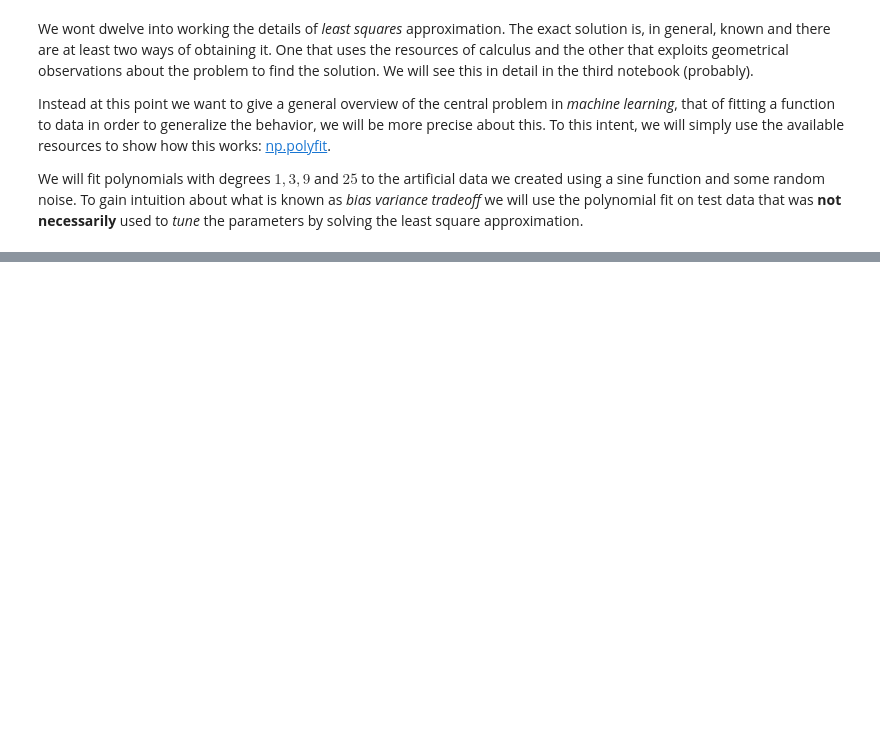
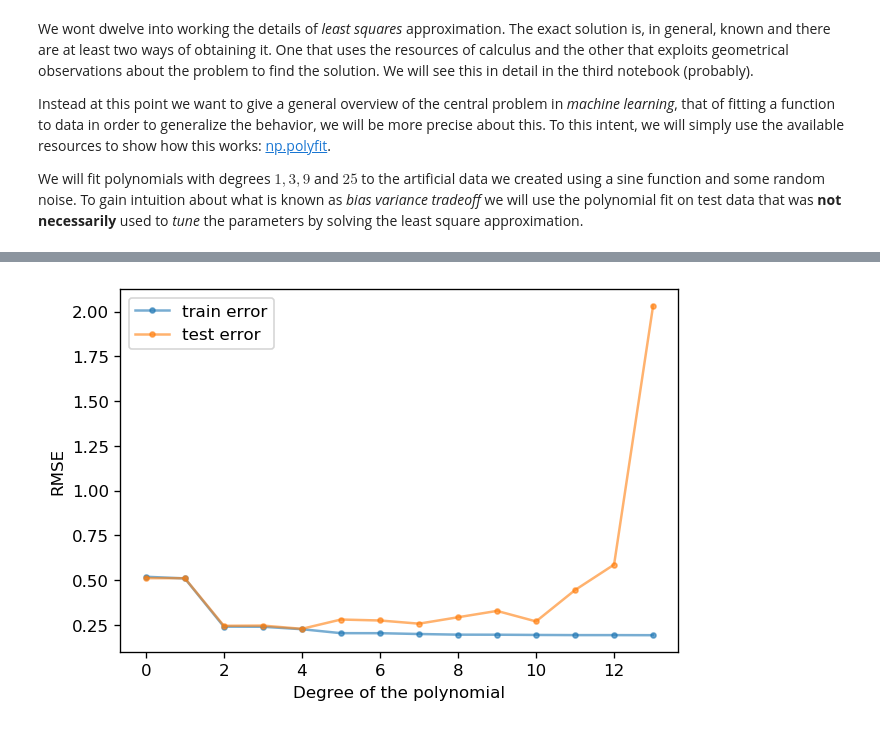
Before and after one commit to pibieta/ML-course, a Jupyter notebook: PR_and_ML/1-Introduction.ipynb, the cells around one changed output, grey strips where cells are left out. Drawn from its saved outputs; the diff is of its cells as text; code cells hidden in the pictures; blank space fills up the shorter version.

```diff
--- a/PR_and_ML/1-Introduction.ipynb
+++ b/PR_and_ML/1-Introduction.ipynb
@@ -148,0 +154,9 @@ This fact is easier to see when we look at the actual prediction errors for each
+# %%
+%%time
+M = np.arange(1, 15)
+predictions = {str(m): [] for m in M}
+models = {str(m): None for m in M}
+for m in M:
+    polynomial = np.poly1d(np.polyfit(X_train, y_train, deg = m))
+    models[str(m)] = polynomial
+    predictions[str(m)] = polynomial(X_test)
@@ -148,0 +166,20 @@ This fact is easier to see when we look at the actual prediction errors for each
+# %%
+def rmse_error(y_true, y_pred):
+    return np.sqrt(mean_squared_error(y_true, y_pred))
+# %%
+train_error = {str(m): None for m in M}
+test_error = {str(m): None for m in M}
+
+for m in M:
+    train_error[str(m)] = rmse_error(y_train, models[str(m)](X_train))
+    test_error[str(m)] = rmse_error(y_test, models[str(m)](X_test))
+# %%
+fig, ax = plt.subplots(dpi = 120)
+ax.plot(list(train_error.values()), '.-', label = 'train error', alpha = 0.6)
+ax.plot(list(test_error.values()), '.-', label = 'test error', alpha = 0.6)
+ax.legend()
+ax.set_xlabel('Degree of the polynomial')
+ax.set_ylabel('RMSE')
+fig.show()
+# %% [output]
+[figure, added]
```
Also changed, not shown: parts of 21 cells of this notebook.
